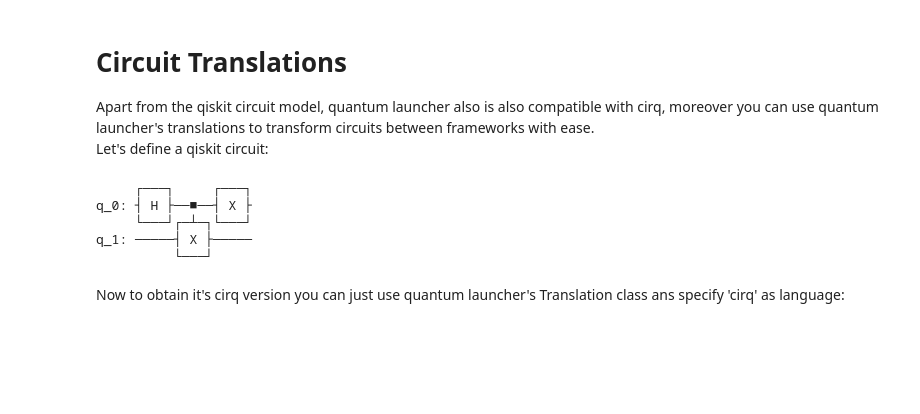
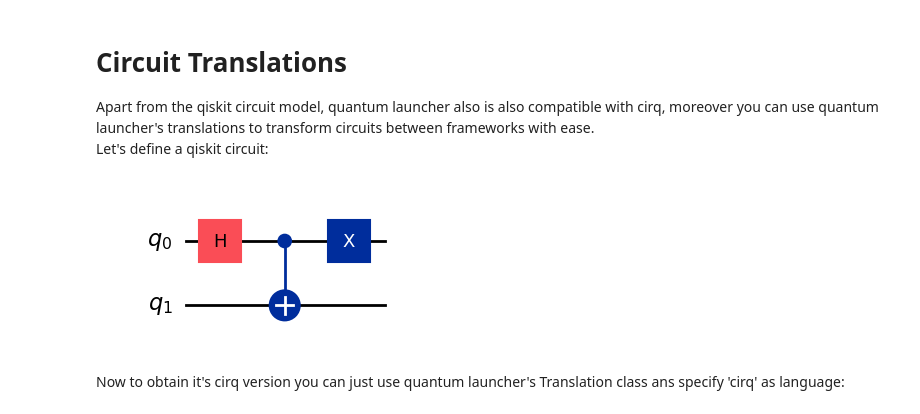
Before and after one commit to PCSS-Quantum/QLauncher, a Jupyter notebook: docs/tutorials/Circuit Translations.ipynb, the cells around one changed output. Cells and saved outputs as stored; diff of their text form; code cells hidden in the pictures; blank space fills up the shorter version.

```diff
--- a/docs/tutorials/Circuit Translations.ipynb
+++ b/docs/tutorials/Circuit Translations.ipynb
@@ -5,17 +5,13 @@ Let's define a qiskit circuit:
 # %%
 import qiskit
 
 circuit = qiskit.QuantumCircuit(2)
 circuit.h(0)
 circuit.cx(0, 1)
 circuit.x(0)
-circuit.draw()
+circuit.draw("mpl")
 # %% [output]
-     ┌───┐     ┌───┐
-q_0: ┤ H ├──■──┤ X ├
-     └───┘┌─┴─┐└───┘
-q_1: ─────┤ X ├─────
-          └───┘
+[figure, added]
 # %% [markdown]
 Now to obtain it's cirq version you can just use quantum launcher's Translation class ans specify 'cirq' as language:
 # %%
```
Also changed, not shown: parts of 1 cell of this notebook, 5 other files.
